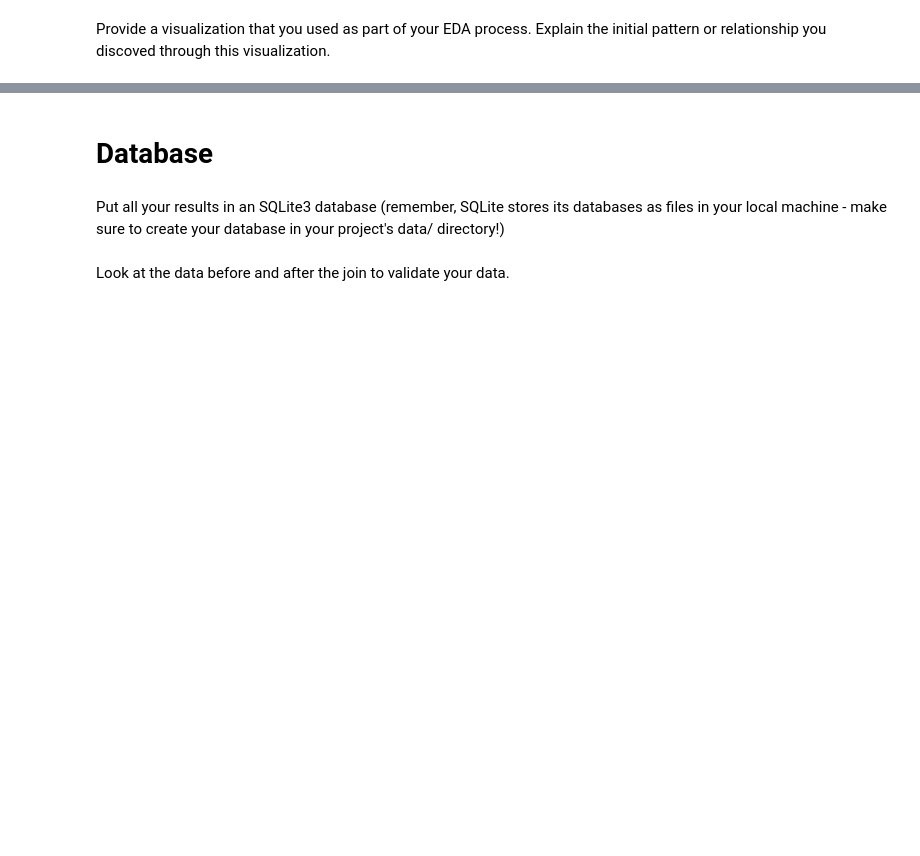
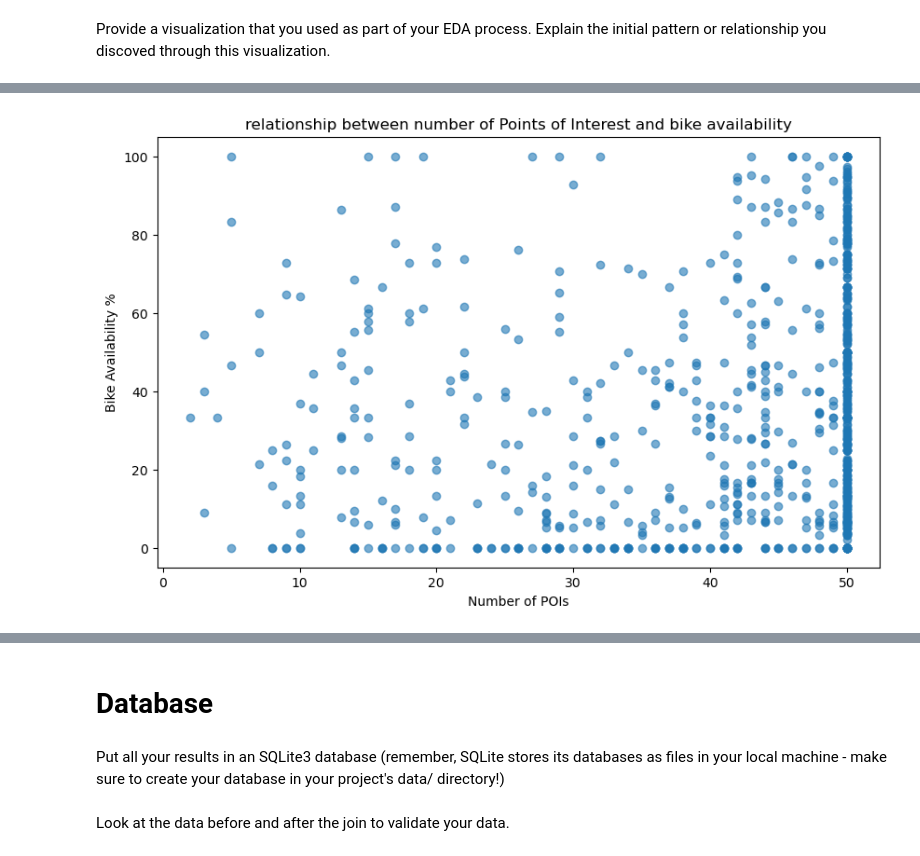
Before and after one commit to tjjdoherty/python-statistical-modelling, a Jupyter notebook: notebooks/joining_data.ipynb, the cells around one changed output, grey strips where cells are left out. Saved outputs shown, nothing was run; the diff lists cells and outputs as text; code cells hidden in the pictures; blank space fills up the shorter version.

```diff
--- a/notebooks/joining_data.ipynb
+++ b/notebooks/joining_data.ipynb
@@ -275,0 +353,12 @@ Provide a visualization that you used as part of your EDA process. Explain the i
+# %%
+# scatterplot between number of POIs and bike availability
+
+plt.figure(figsize=(10, 6))
+scatter = plt.scatter(data['n_pois'], data['bike_availability'],
+                     alpha=0.6)
+plt.xlabel('Number of POIs')
+plt.ylabel('Bike Availability %')
+plt.title('relationship between number of Points of Interest and bike availability')
+plt.show()
+# %% [output]
+[figure, added]
```
Also changed, not shown: parts of 20 cells of this notebook, 11 other files.
